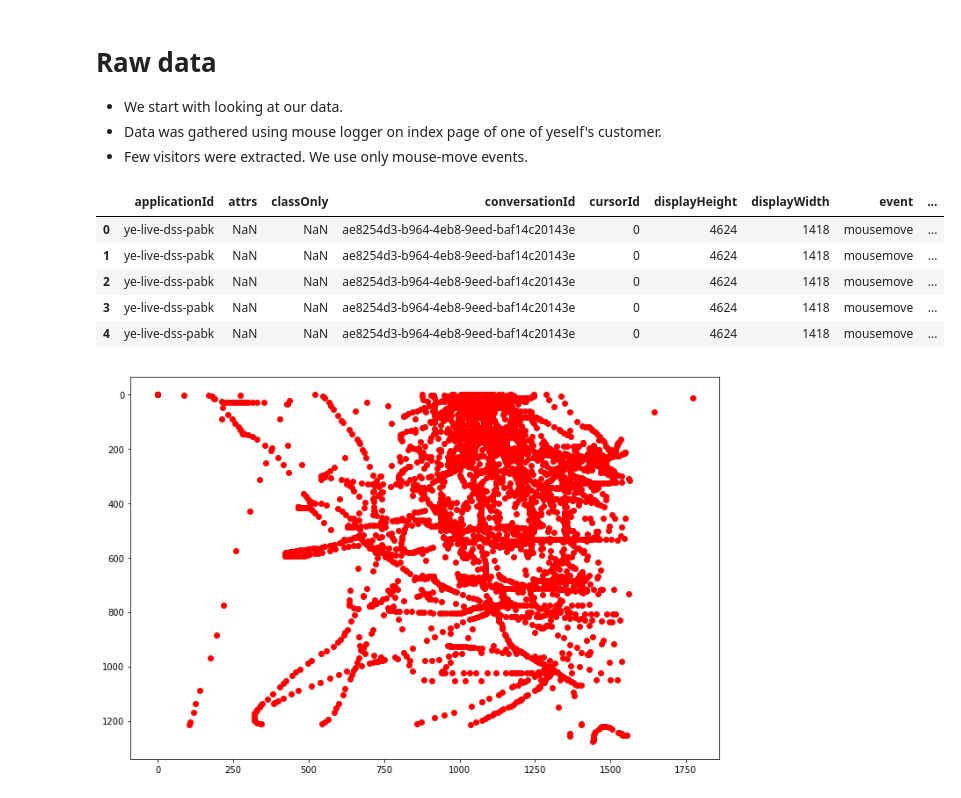
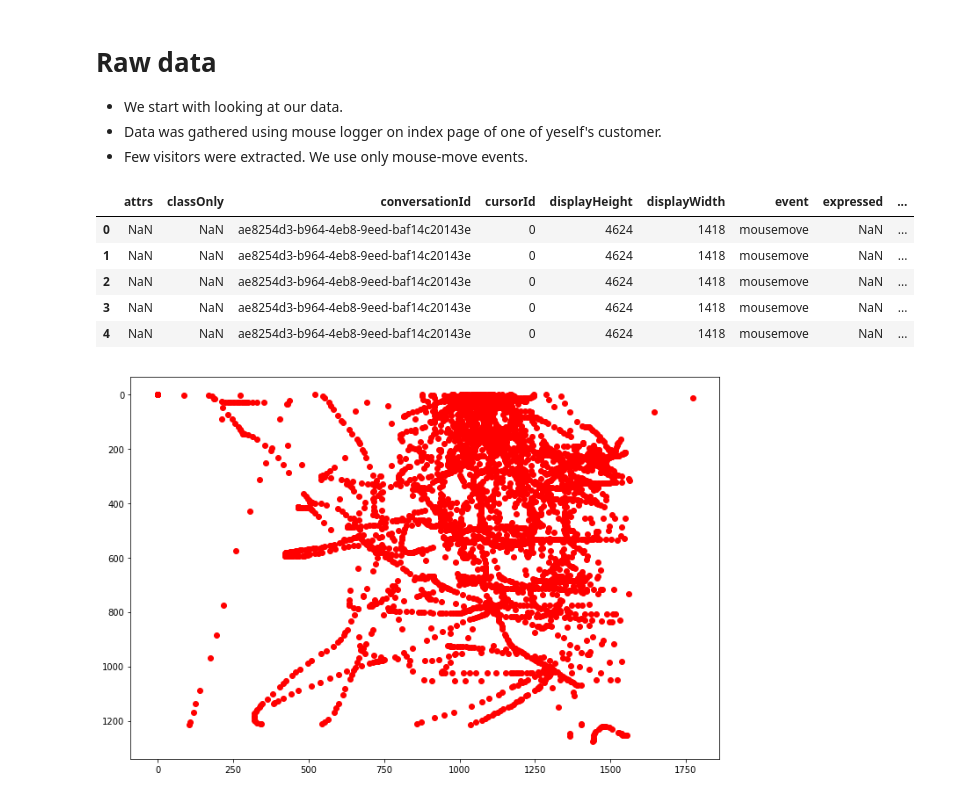
Before and after one commit to misohu/mouse_feature_extraction, a Jupyter notebook: PEWE_17_10_hucko.ipynb, the cells around one changed output. Cells and saved outputs as stored; diff of their text form; code cells hidden in the pictures.

Commit message:
Fix data problem.

```diff
--- a/PEWE_17_10_hucko.ipynb
+++ b/PEWE_17_10_hucko.ipynb
@@ -25,15 +25,15 @@ plt.rcParams['figure.figsize'] = 12, 8
 * Few visitors were extracted. We use only mouse-move events.
 # %%
 # Raw data
-df = pd.read_csv("test_user_data.csv", parse_dates=['timestamp'], index_col=[0])
+df = pd.read_csv("test_user_data_annonymised.csv", parse_dates=['timestamp'], index_col=[0])
 df.head()
 # %% [output]
-|  | applicationId | attrs | classOnly | conversationId | cursorId | displayHeight | displayWidth | event | ... |
-| 0 | ye-live-dss-pabk | NaN | NaN | ae8254d3-b964-4eb8-9eed-baf14c20143e | 0 | 4624 | 1418 | mousemove | ... |
-| 1 | ye-live-dss-pabk | NaN | NaN | ae8254d3-b964-4eb8-9eed-baf14c20143e | 0 | 4624 | 1418 | mousemove | ... |
-| 2 | ye-live-dss-pabk | NaN | NaN | ae8254d3-b964-4eb8-9eed-baf14c20143e | 0 | 4624 | 1418 | mousemove | ... |
-| 3 | ye-live-dss-pabk | NaN | NaN | ae8254d3-b964-4eb8-9eed-baf14c20143e | 0 | 4624 | 1418 | mousemove | ... |
-| 4 | ye-live-dss-pabk | NaN | NaN | ae8254d3-b964-4eb8-9eed-baf14c20143e | 0 | 4624 | 1418 | mousemove | ... |
+|  | attrs | classOnly | conversationId | cursorId | displayHeight | displayWidth | event | expressed | ... |
+| 0 | NaN | NaN | ae8254d3-b964-4eb8-9eed-baf14c20143e | 0 | 4624 | 1418 | mousemove | NaN | ... |
+| 1 | NaN | NaN | ae8254d3-b964-4eb8-9eed-baf14c20143e | 0 | 4624 | 1418 | mousemove | NaN | ... |
+| 2 | NaN | NaN | ae8254d3-b964-4eb8-9eed-baf14c20143e | 0 | 4624 | 1418 | mousemove | NaN | ... |
+| 3 | NaN | NaN | ae8254d3-b964-4eb8-9eed-baf14c20143e | 0 | 4624 | 1418 | mousemove | NaN | ... |
+| 4 | NaN | NaN | ae8254d3-b964-4eb8-9eed-baf14c20143e | 0 | 4624 | 1418 | mousemove | NaN | ... |
 # %%
 # Sample user plotting
 
```
